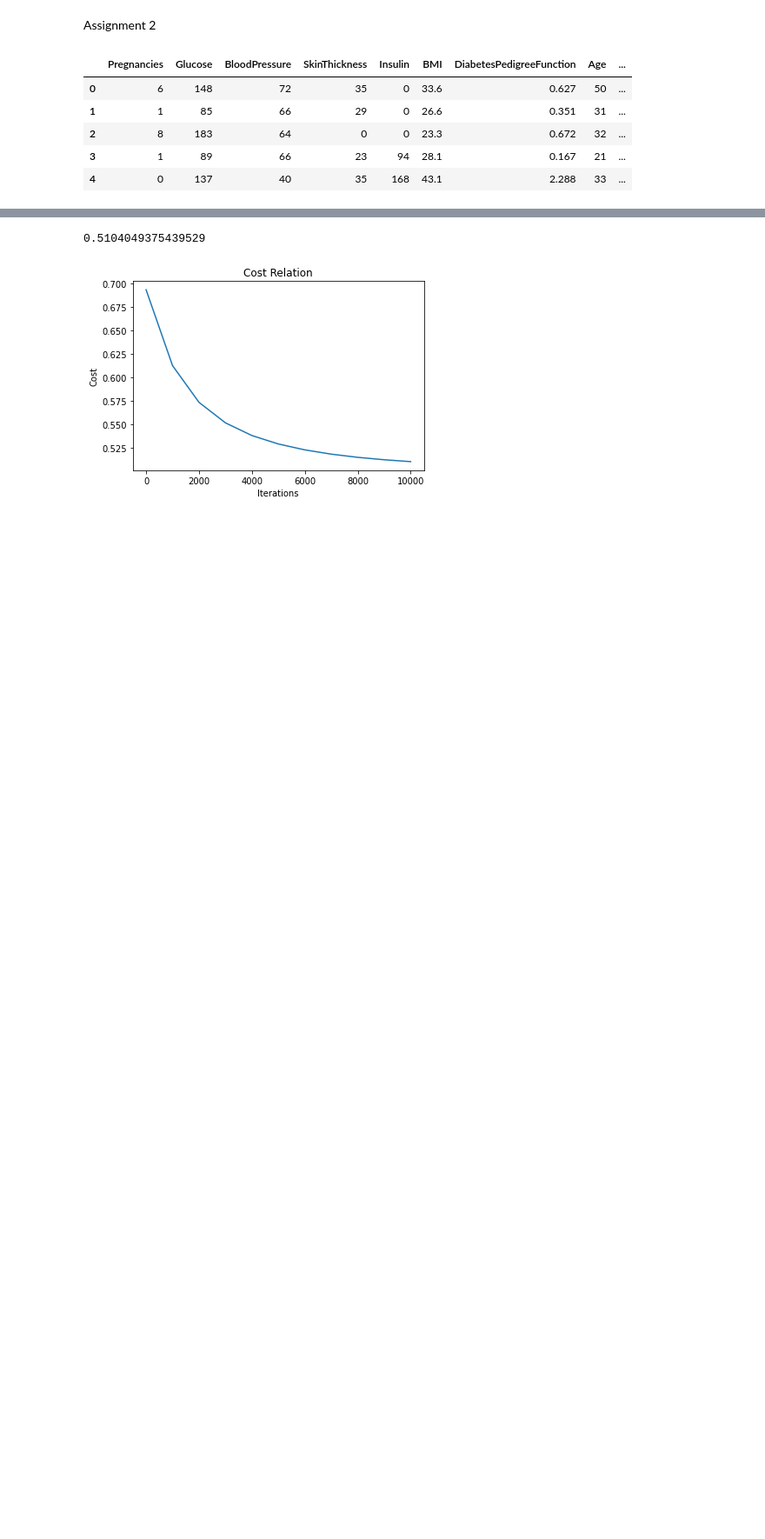
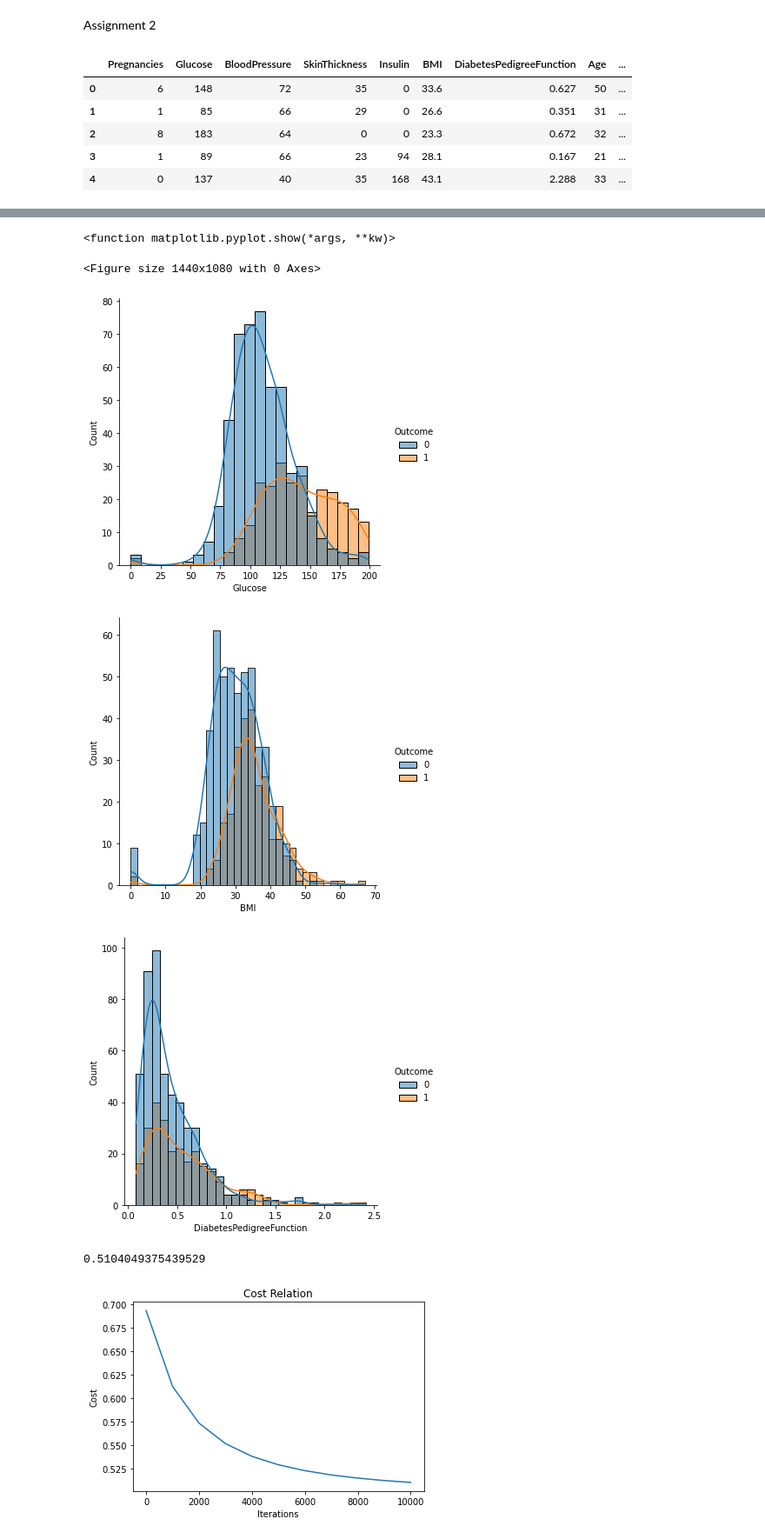
Before and after one commit to bhatiaarjun19/INFO7390, a Jupyter notebook: assignment2.ipynb, the cells around one changed output, grey strips where cells are left out. Shown: that part at 87% size. Drawn from its saved outputs; the diff is of its cells as text; code cells hidden in the pictures; blank space fills up the shorter version.

```diff
--- a/assignment2.ipynb
+++ b/assignment2.ipynb
@@ -17,3 +18,14 @@ data.head(5)
 | 2 | 8 | 183 | 64 | 0 | 0 | 23.3 | 0.672 | 32 | ... |
 | 3 | 1 | 89 | 66 | 23 | 94 | 28.1 | 0.167 | 21 | ... |
 | 4 | 0 | 137 | 40 | 35 | 168 | 43.1 | 2.288 | 33 | ... |
+# %%
+features_listed = ['Glucose', 'BMI', 'DiabetesPedigreeFunction']
+plt.figure(figsize = [20, 15])
+counter = 0
+for i in features_listed:
+    counter += 1
+    print(counter, ':', i)
+    sns.displot(data = data, kde=True, x = data[str(i)], hue='Outcome')
+plt.plot()
+plt.show
+# %% [output]
@@ -20,3 +35,8 @@ data.head(5)
+<function matplotlib.pyplot.show(*args, **kw)>
+<Figure size 1440x1080 with 0 Axes>
+[figure, added]
+[figure, added]
+[figure, added]
 # %%
 # Pre-processing block
 # %%
```
Also changed, not shown: parts of 10 cells of this notebook.
